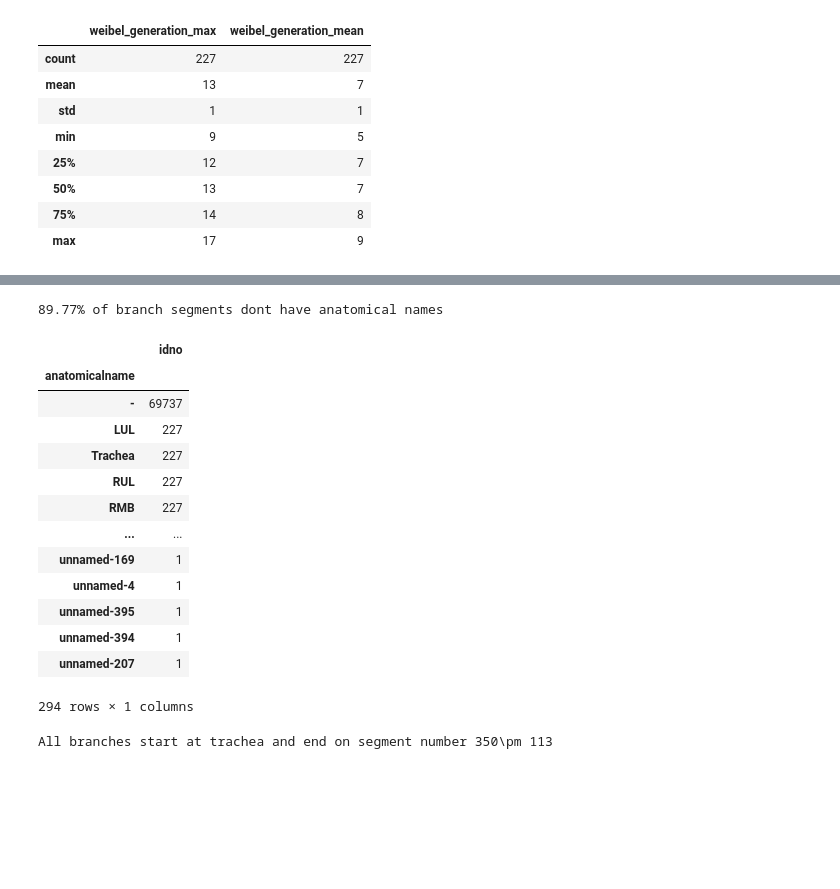
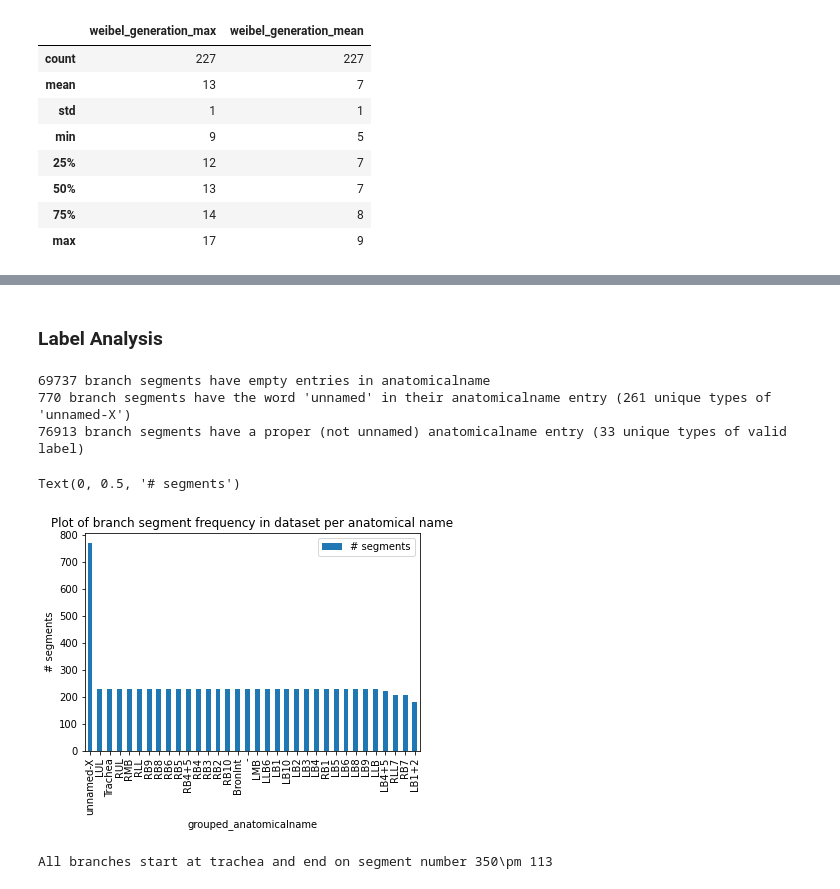
Before and after one commit to s-n-naik/airway_exploration, a Jupyter notebook: test.ipynb, the cells around one changed output, grey strips where cells are left out. Saved outputs shown, nothing was run; the diff lists cells and outputs as text; code cells hidden in the pictures; blank space fills up the shorter version.

```diff
--- a/test.ipynb
+++ b/test.ipynb
@@ -85,25 +222,22 @@ Number of weibel generations per participant
+# %% [markdown]
+### Label Analysis
 # %%
-print(f"{(df['anatomicalname']=='-').sum()/len(df)*100:.2f}% of branch segments dont have anatomical names")
-
-df.groupby("anatomicalname").agg({"idno":"count"}).sort_values(by="idno", ascending=False)
-
-# what is unnamed?
+print(f"{(df['anatomicalname']=='-').sum()} branch segments have empty entries in anatomicalname")
+print(f"{(df['anatomicalname'].apply(lambda x: 'unnamed' in x.lower())).sum()} branch segments have the word 'unnamed' in their anatomicalname entry ({df[df['anatomicalname'].str.contains('unnamed')].anatomicalname.nunique()} unique types of 'unnamed-X')")
+print(f"{(df['anatomicalname'].apply(lambda x: 'unnamed' not in x.lower())).sum()} branch segments have a proper (not unnamed) anatomicalname entry ({df[~df['anatomicalname'].str.contains('unnamed')].anatomicalname.nunique()} unique types of valid label)")
+label_freq = df.groupby('anatomicalname').agg({'idno':'nunique'}).sort_values(by='idno', ascending=False).rename({"idno":"# segments"}, axis=1).reset_index()
+label_freq["grouped_anatomicalname"] = label_freq.anatomicalname.apply(lambda x: x if 'unnamed' not in x else 'unnamed-X')
+f, ax = plt.subplots()
+label_freq[["grouped_anatomicalname","# segments"]].groupby("grouped_anatomicalname").agg("sum").reset_index().sort_values(by="# segments", ascending=False).plot.bar(x="grouped_anatomicalname", y="# segments", ax=ax)
+plt.title("Plot of branch segment frequency in dataset per anatomical name")
+plt.ylabel("# segments")
+# what is unnamed vs just empty entry in the csv?
 # %% [output]
-89.77% of branch segments dont have anatomical names
+69737 branch segments have empty entries in anatomicalname
+770 branch segments have the word 'unnamed' in their anatomicalname entry (261 unique types of 'unnamed-X')
+76913 branch segments have a proper (not unnamed) anatomicalname entry (33 unique types of valid label)
-|  | idno |
-| anatomicalname |  |
-| - | 69737 |
-| LUL | 227 |
-| Trachea | 227 |
-| RUL | 227 |
-| RMB | 227 |
-| ... | ... |
-| unnamed-169 | 1 |
-| unnamed-4 | 1 |
-| unnamed-395 | 1 |
-| unnamed-394 | 1 |
-| unnamed-207 | 1 |
-294 rows × 1 columns
+Text(0, 0.5, '# segments')
+[figure, added]
 # %%
 print("All branches start at trachea and end on segment number 350\pm 113")
 df.groupby("idno").agg({"startbpid":"min", "endbpid":max}).describe().round()
```
Also changed, not shown: parts of 17 cells of this notebook.
